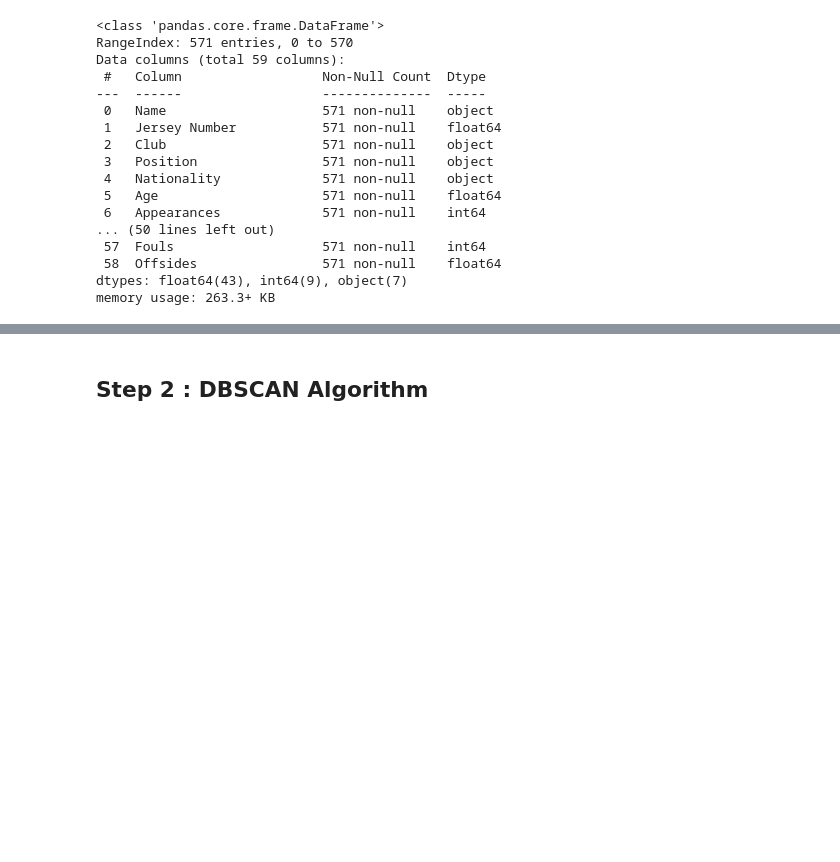
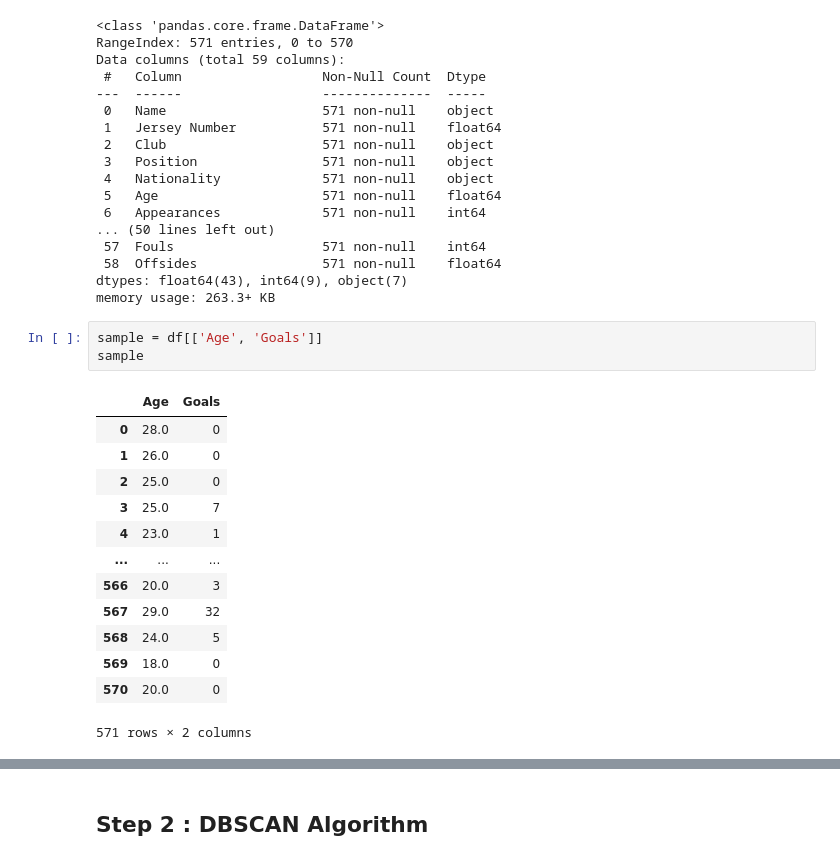
Before and after one commit to toriq99/Clustering-with-DBSCAN-, a Jupyter notebook: Clustering_DBSCAN.ipynb, the cells around one changed output, grey strips where cells are left out. Saved outputs shown, nothing was run; the diff lists cells and outputs as text; blank space fills up the shorter version.

```diff
--- a/Clustering_DBSCAN.ipynb
+++ b/Clustering_DBSCAN.ipynb
@@ -45,6 +49,23 @@ Data columns (total 59 columns):
  58  Offsides                571 non-null    float64
 dtypes: float64(43), int64(9), object(7)
 memory usage: 263.3+ KB
+# %%
+sample = df[['Age', 'Goals']]
+sample
+# %% [output]
+|  | Age | Goals |
+| 0 | 28.0 | 0 |
+| 1 | 26.0 | 0 |
+| 2 | 25.0 | 0 |
+| 3 | 25.0 | 7 |
+| 4 | 23.0 | 1 |
+| ... | ... | ... |
+| 566 | 20.0 | 3 |
+| 567 | 29.0 | 32 |
+| 568 | 24.0 | 5 |
+| 569 | 18.0 | 0 |
+| 570 | 20.0 | 0 |
+571 rows × 2 columns
 # %%
 # visualisasi point sebelum clustering
 
```
Also changed, not shown: parts of 7 cells of this notebook, 2 other files.
